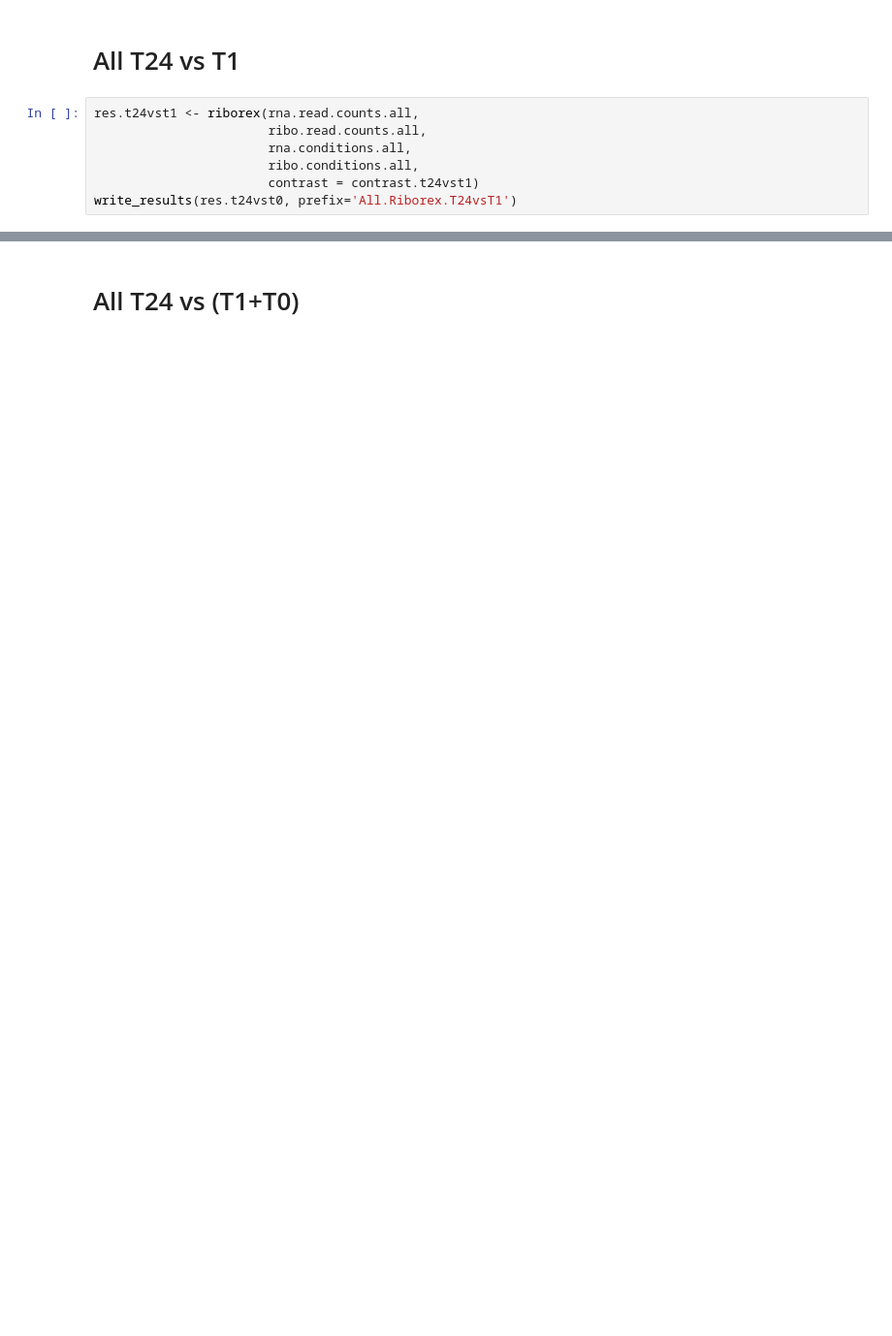
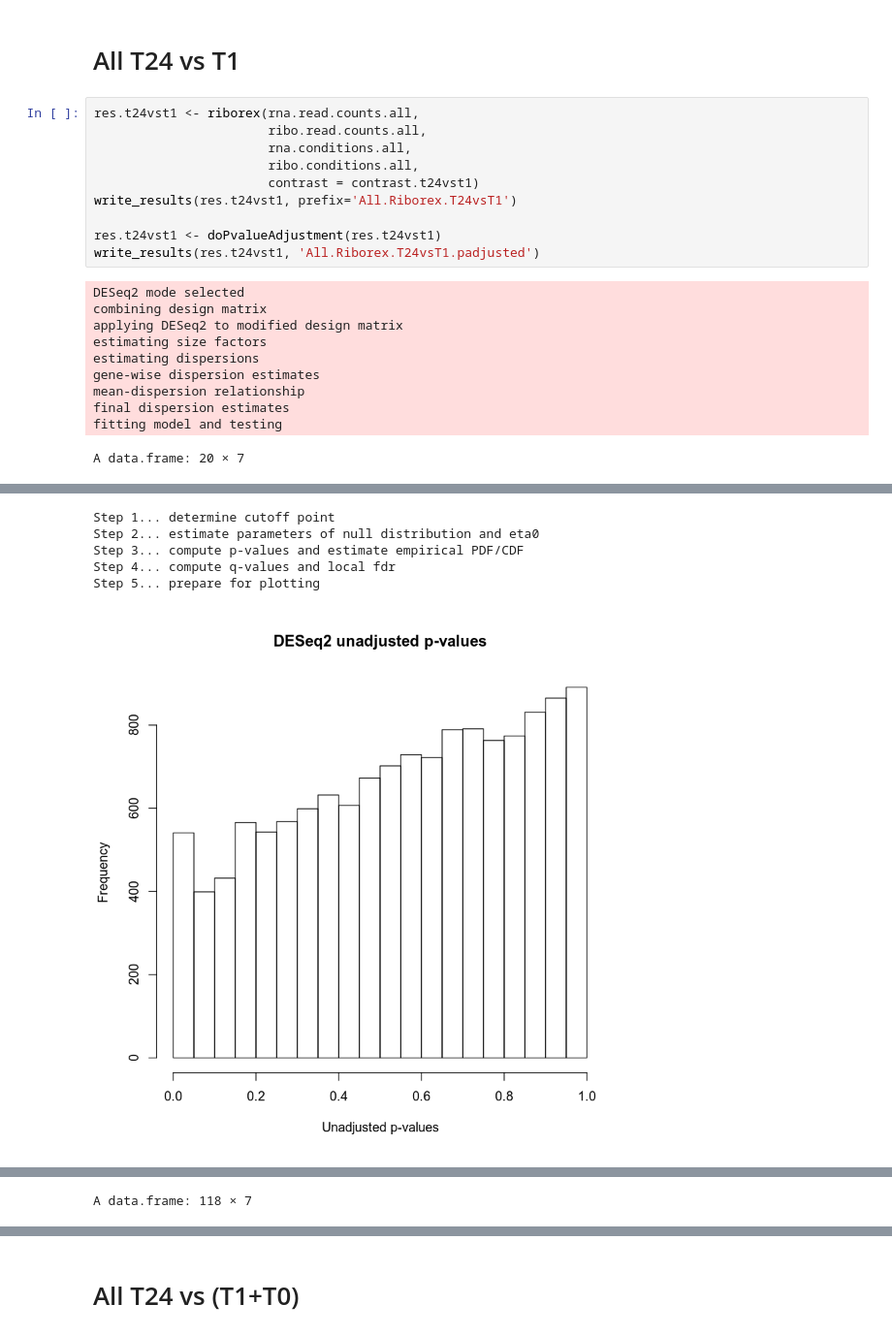
Before and after one commit to saketkc/2019_radiation_gbm, a Jupyter notebook: notebooks/02.Translational_Efficiency_Analysis.ipynb, the cells around one changed output, grey strips where cells are left out. Shown at 97% size. Drawn from its saved outputs; the diff is of its cells as text; blank space fills up the shorter version.

```diff
--- a/notebooks/02.Translational_Efficiency_Analysis.ipynb
+++ b/notebooks/02.Translational_Efficiency_Analysis.ipynb
@@ -221,4 +319,18 @@ res.t24vst1 <- riborex(rna.read.counts.all,
                        rna.conditions.all,
                        ribo.conditions.all,
                        contrast = contrast.t24vst1)
-write_results(res.t24vst0, prefix='All.Riborex.T24vsT1')
+write_results(res.t24vst1, prefix='All.Riborex.T24vsT1')
+
+res.t24vst1 <- doPvalueAdjustment(res.t24vst1)
+write_results(res.t24vst1, 'All.Riborex.T24vsT1.padjusted')
+# %% [output]
+DESeq2 mode selected
+combining design matrix
+applying DESeq2 to modified design matrix
+estimating size factors
+estimating dispersions
+gene-wise dispersion estimates
+mean-dispersion relationship
+final dispersion estimates
+fitting model and testing
+A data.frame: 20 × 7
@@ -224,0 +355,6 @@ write_results(res.t24vst0, prefix='All.Riborex.T24vsT1')
+Step 1... determine cutoff point
+Step 2... estimate parameters of null distribution and eta0
+Step 3... compute p-values and estimate empirical PDF/CDF
+Step 4... compute q-values and local fdr
+Step 5... prepare for plotting
+[figure, added]
@@ -224,0 +362 @@ write_results(res.t24vst0, prefix='All.Riborex.T24vsT1')
+A data.frame: 118 × 7
```
Also changed, not shown: parts of 5 cells of this notebook, 1 other file.
